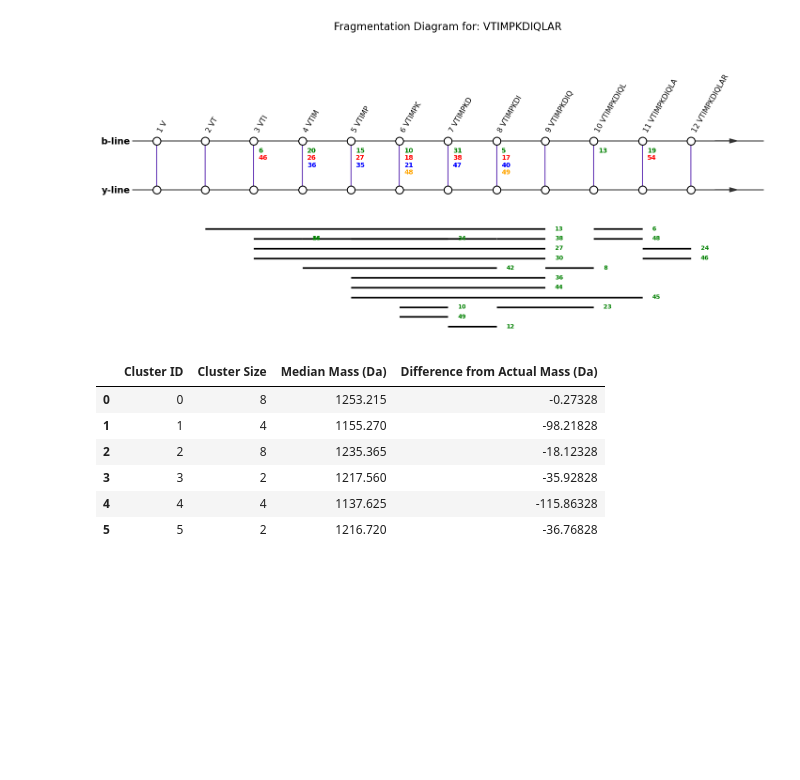
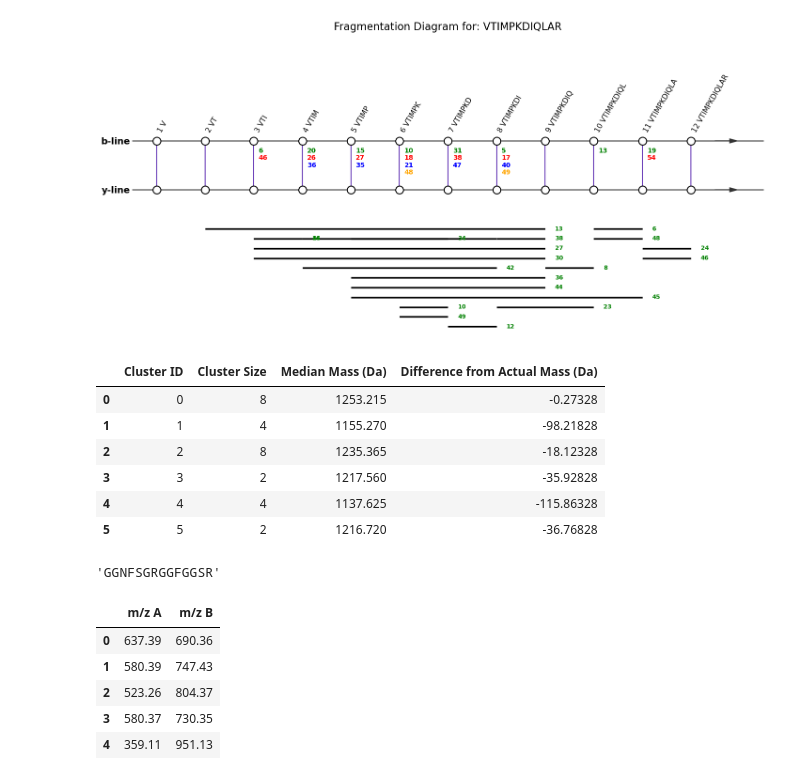
Before and after one commit to Kevinxsn/2D_spec_dict, a Jupyter notebook: notebook.ipynb, the cells around one changed output. Drawn from its saved outputs; the diff is of its cells as text; code cells hidden in the pictures; blank space fills up the shorter version.

```diff
--- a/notebook.ipynb
+++ b/notebook.ipynb
@@ -416,3 +416,9 @@ pd.read_csv('data/cluster/data_cluster7.csv', index_col=0)
 | 3 | 3 | 2 | 1217.560 | -35.92828 |
 | 4 | 4 | 4 | 1137.625 | -115.86328 |
 | 5 | 5 | 2 | 1216.720 | -36.76828 |
+# %%
+import peptide
+the_pep = peptide.Pep('[GGNFSGRMeGGFGGSR+2H]2+')
+the_pep.seq
+# %% [output]
+'GGNFSGRGGFGGSR'
@@ -418,0 +435,13 @@ pd.read_csv('data/cluster/data_cluster7.csv', index_col=0)
+# %%
+df = pd.read_csv('data/data_table/data_sheet1.csv')
+df_mass = df[['mass1', 'mass2']]
+df_mass_clean = df_mass.dropna()
+df_mass_clean.columns = ['m/z A', 'm/z B']
+df_mass_clean.head()
+# %% [output]
+|  | m/z A | m/z B |
+| 0 | 637.39 | 690.36 |
+| 1 | 580.39 | 747.43 |
+| 2 | 523.26 | 804.37 |
+| 3 | 580.37 | 730.35 |
+| 4 | 359.11 | 951.13 |
```
Also changed, not shown: parts of 8 cells of this notebook, 4 other files.
